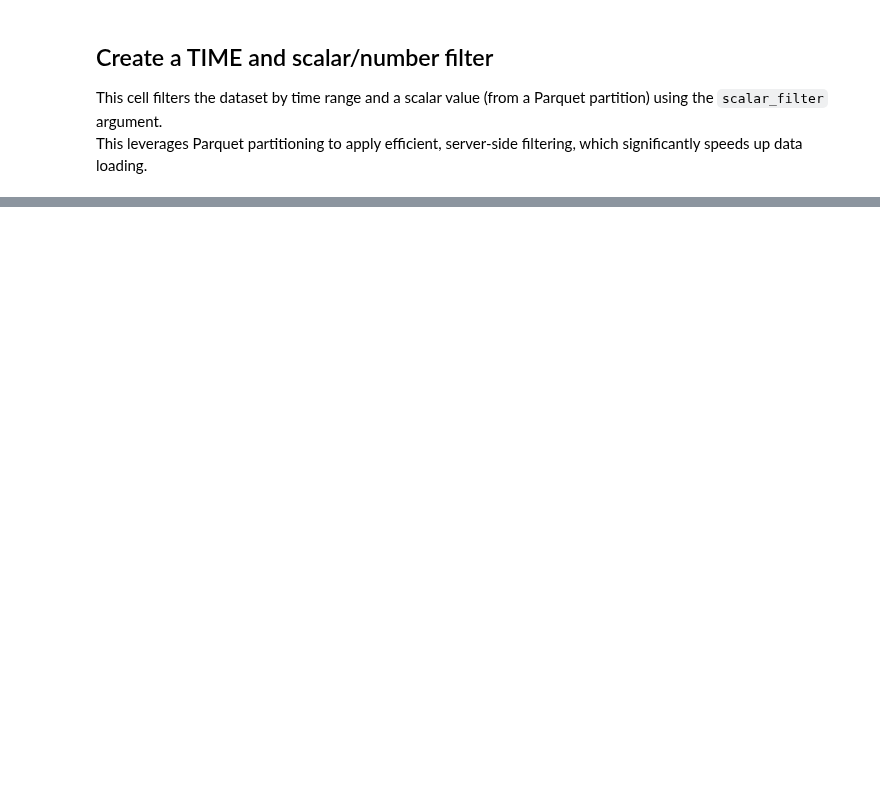
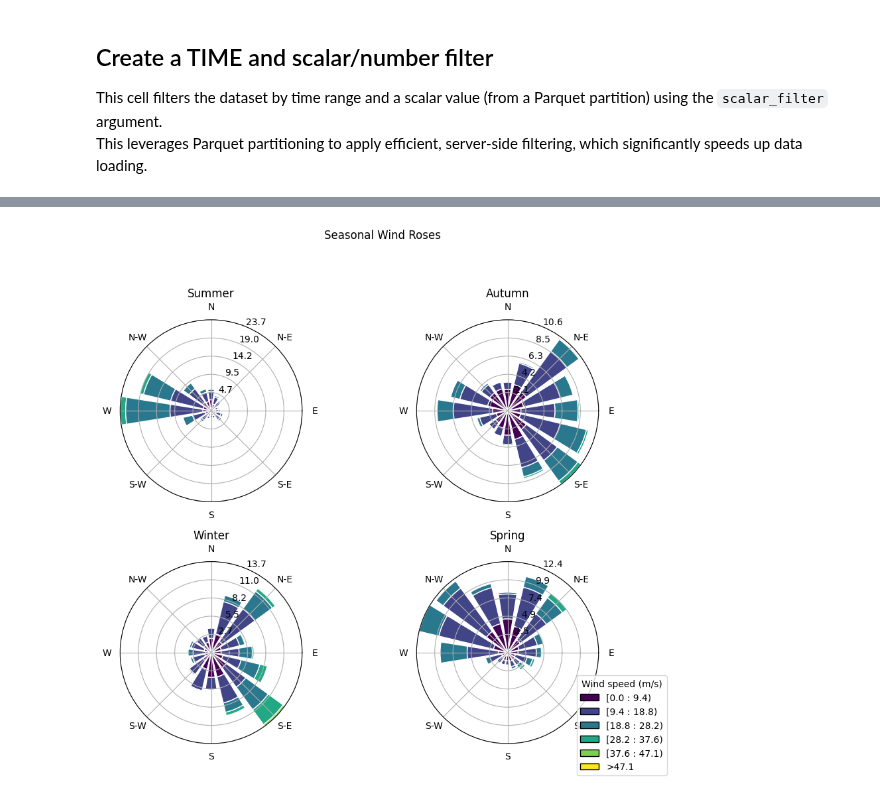
Before and after one commit to aodn/aodn_cloud_optimised, a Jupyter notebook: notebooks/station_nrs_wireless_sensor_network_realtime_qc.ipynb, the cells around one changed output, grey strips where cells are left out. Drawn from its saved outputs; the diff is of its cells as text; code cells hidden in the pictures; blank space fills up the shorter version.

```diff
--- a/notebooks/station_nrs_wireless_sensor_network_realtime_qc.ipynb
+++ b/notebooks/station_nrs_wireless_sensor_network_realtime_qc.ipynb
@@ -112,0 +170,51 @@ df.info()
+# %%
+import pandas as pd
+import matplotlib.pyplot as plt
+from windrose import WindroseAxes
+
+dir_col = 'WDIR_10min'
+spd_col = 'WSPD_10min'
+
+# Drop NaNs, sort by time
+dir_df = df[['TIME', dir_col]].dropna().sort_values('TIME')
+spd_df = df[['TIME', spd_col]].dropna().sort_values('TIME')
+
+# Match nearest direction/speed in time ---
+matched = pd.merge_asof(spd_df, dir_df, on='TIME', direction='nearest', tolerance=pd.Timedelta('15min'))
+matched = matched.dropna()
+matched = matched[(matched[dir_col] >= 0) & (matched[dir_col] <= 360)]
+
+# Add SEASON column ---
+def get_season(month):
+    if month in [12, 1, 2]:
+        return "Summer"
+    elif month in [3, 4, 5]:
+        return "Autumn"
+    elif month in [6, 7, 8]:
+        return "Winter"
+    else:
+        return "Spring"
+
+matched['SEASON'] = matched['TIME'].dt.month.map(get_season)
+
+# Plot one wind rose per season ---
+seasons = ["Summer", "Autumn", "Winter", "Spring"]
+fig, axes = plt.subplots(2, 2, figsize=(10, 8), subplot_kw={'projection': 'windrose'})
+axes = axes.flatten()
+
+for ax, season in zip(axes, seasons):
+    subset = matched[matched['SEASON'] == season]
+    if subset.empty:
+        ax.text(0.5, 0.5, f"No data\n({season})", ha='center', va='center')
+        continue
+
+    ax.bar(subset[dir_col], subset[spd_col],
+           normed=True, opening=0.8, edgecolor='white')
+    ax.set_title(season)
+
+axes[-1].legend(title="Wind speed (m/s)", loc='lower right', bbox_to_anchor=(1.4, -0.2))
+plt.suptitle("Seasonal Wind Roses", y=1.05)
+plt.tight_layout()
+plt.show()
+# %% [output]
+[figure, added]
```
Also changed, not shown: parts of 15 cells of this notebook, 1 other file.
